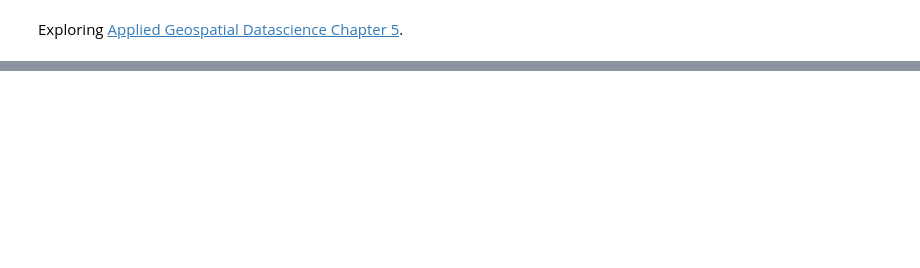
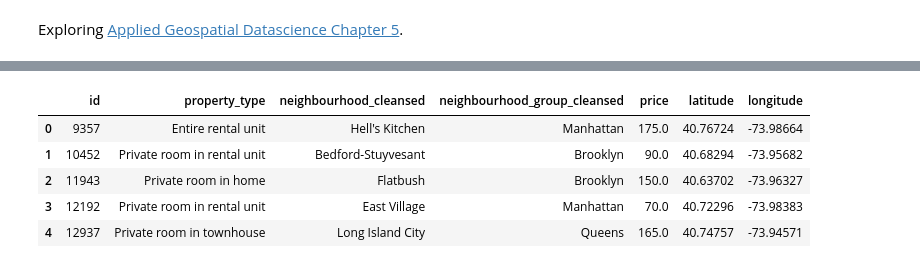
Before and after one commit to domoench/geospatial, a Jupyter notebook: AirBnB Listings EDA/AirBnB Listings EDA.ipynb, the cells around one changed output, grey strips where cells are left out. Saved outputs shown, nothing was run; the diff lists cells and outputs as text; code cells hidden in the pictures; blank space fills up the shorter version.

```diff
--- a/AirBnB Listings EDA/AirBnB Listings EDA.ipynb
+++ b/AirBnB Listings EDA/AirBnB Listings EDA.ipynb
@@ -21,0 +21,9 @@ listings.head()
+# %%
+listings_sub.head()
+# %% [output]
+|  | id | property_type | neighbourhood_cleansed | neighbourhood_group_cleansed | price | latitude | longitude |
+| 0 | 9357 | Entire rental unit | Hell's Kitchen | Manhattan | 175.0 | 40.76724 | -73.98664 |
+| 1 | 10452 | Private room in rental unit | Bedford-Stuyvesant | Brooklyn | 90.0 | 40.68294 | -73.95682 |
+| 2 | 11943 | Private room in home | Flatbush | Brooklyn | 150.0 | 40.63702 | -73.96327 |
+| 3 | 12192 | Private room in rental unit | East Village | Manhattan | 70.0 | 40.72296 | -73.98383 |
+| 4 | 12937 | Private room in townhouse | Long Island City | Queens | 165.0 | 40.74757 | -73.94571 |
```
Also changed, not shown: parts of 8 cells of this notebook, 2 other files.
